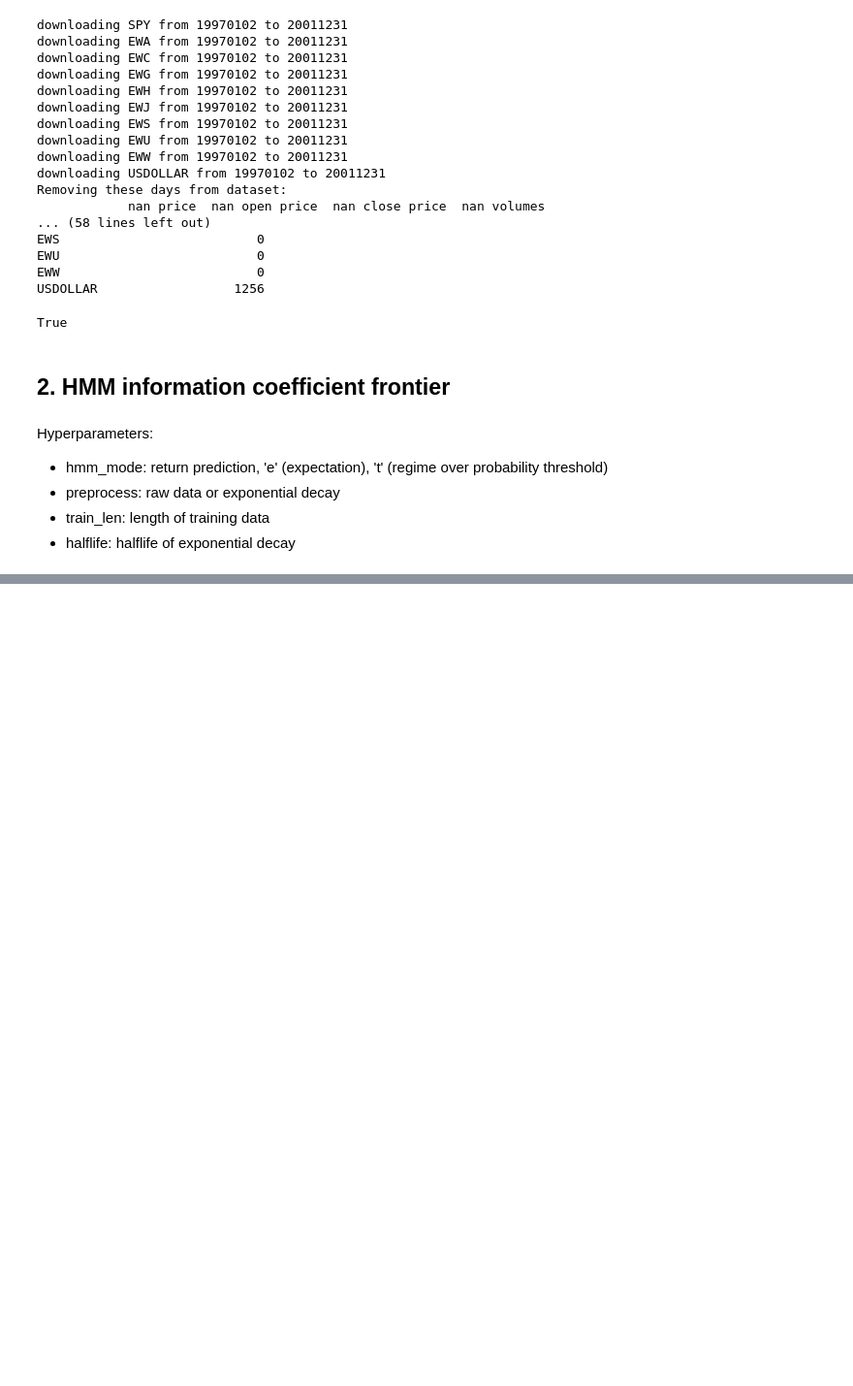
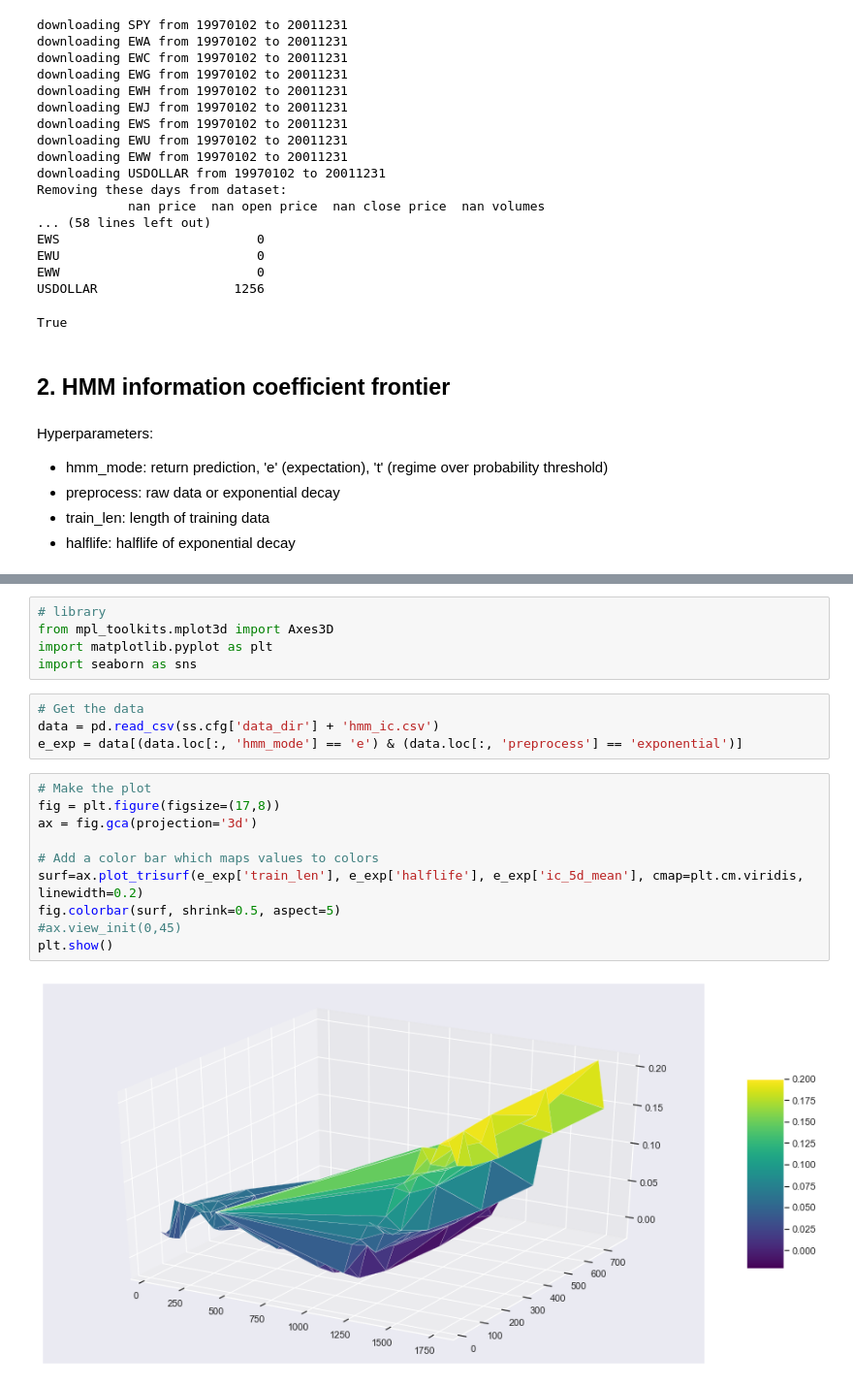
Before and after one commit to roprisor/alphamodel, a Jupyter notebook: examples/hmm_frontier.ipynb, the cells around one changed output, grey strips where cells are left out. Shown: that part at 97% size. Saved outputs shown, nothing was run; the diff lists cells and outputs as text; blank space fills up the shorter version.

```diff
--- a/examples/hmm_frontier.ipynb
+++ b/examples/hmm_frontier.ipynb
@@ -143,0 +151,21 @@ See the caveats in the documentation: https://pandas.pydata.org/pandas-docs/stab
+# %%
+# library
+from mpl_toolkits.mplot3d import Axes3D
+import matplotlib.pyplot as plt
+import seaborn as sns
+# %%
+# Get the data
+data = pd.read_csv(ss.cfg['data_dir'] + 'hmm_ic.csv')
+e_exp = data[(data.loc[:, 'hmm_mode'] == 'e') & (data.loc[:, 'preprocess'] == 'exponential')]
+# %%
+# Make the plot
+fig = plt.figure(figsize=(17,8))
+ax = fig.gca(projection='3d')
+
+# Add a color bar which maps values to colors
+surf=ax.plot_trisurf(e_exp['train_len'], e_exp['halflife'], e_exp['ic_5d_mean'], cmap=plt.cm.viridis, linewidth=0.2)
+fig.colorbar(surf, shrink=0.5, aspect=5)
+#ax.view_init(0,45)
+plt.show()
+# %% [output]
+[figure, added]
```
Also changed, not shown: parts of 12 cells of this notebook, 3 other files.
